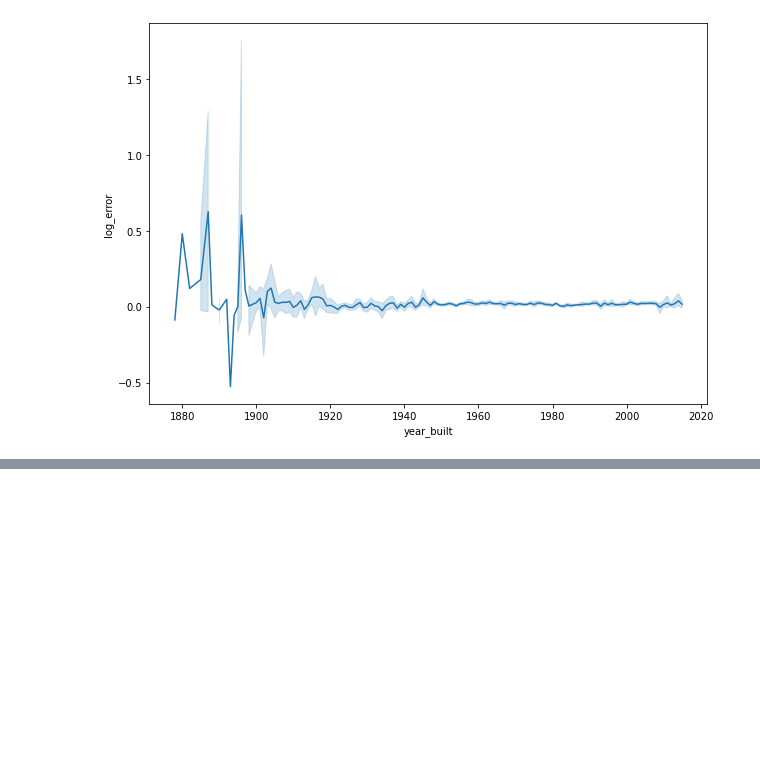
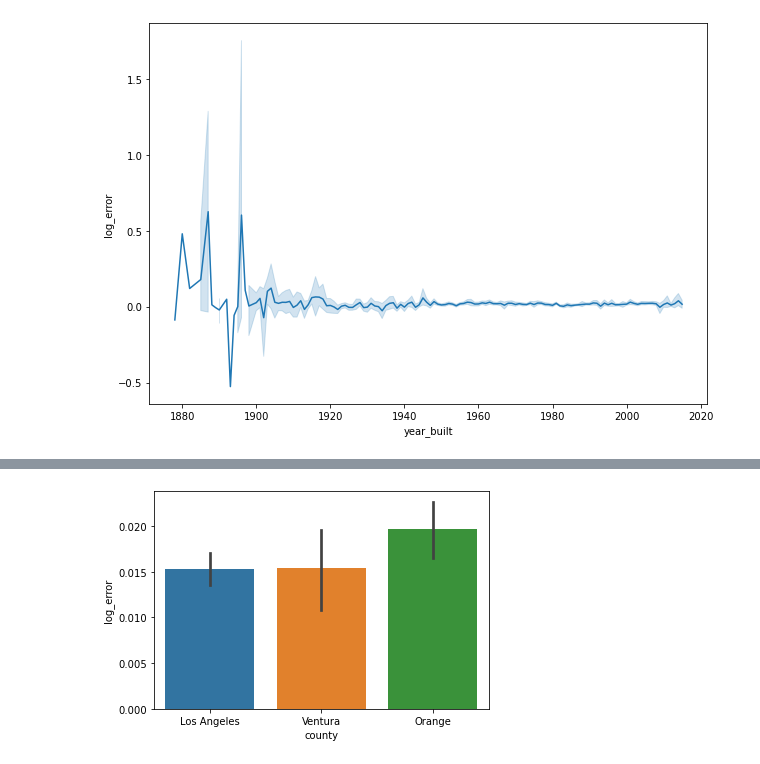
Before and after one commit to Schmidl-Gautam/zillow_clustering, a Jupyter notebook: explore.ipynb, the cells around one changed output, grey strips where cells are left out. Cells and saved outputs as stored; diff of their text form; code cells hidden in the pictures; blank space fills up the shorter version.

```diff
--- a/explore.ipynb
+++ b/explore.ipynb
@@ -90,0 +101,4 @@ sns.lineplot(x="year_built", y="log_error", data=train);
+# %%
+sns.barplot(x="county", y="log_error", data=train);
+# %% [output]
+[figure, added]
```
Also changed, not shown: parts of 7 cells of this notebook, 1 other file.
